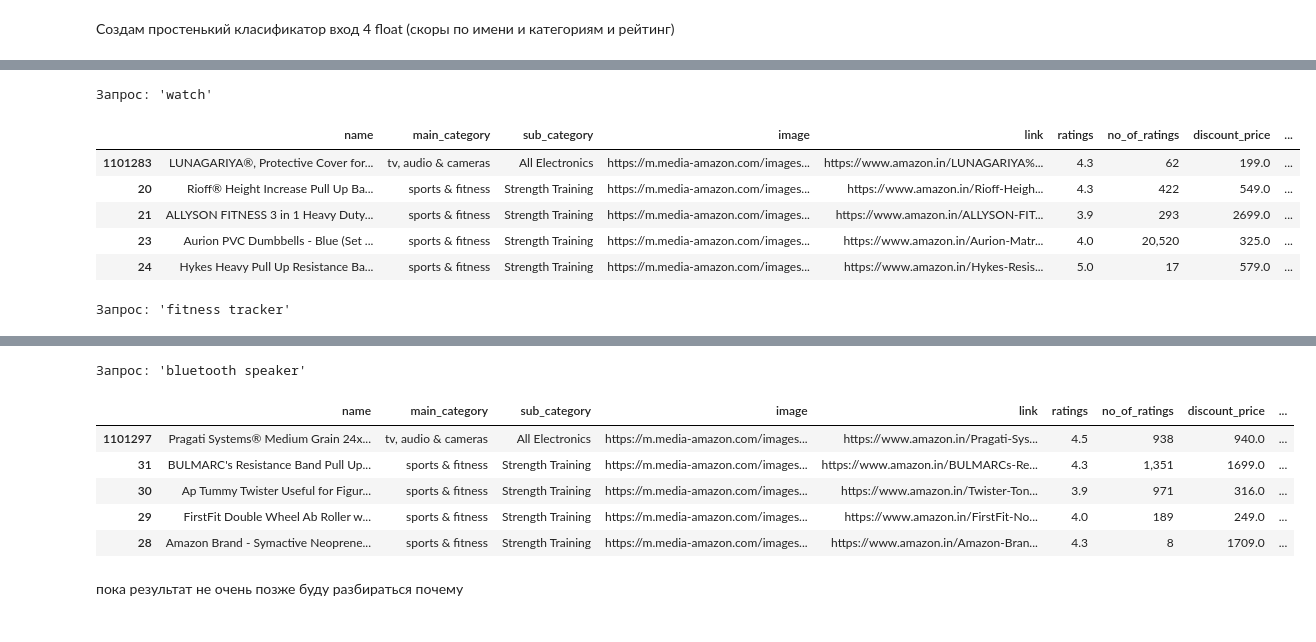
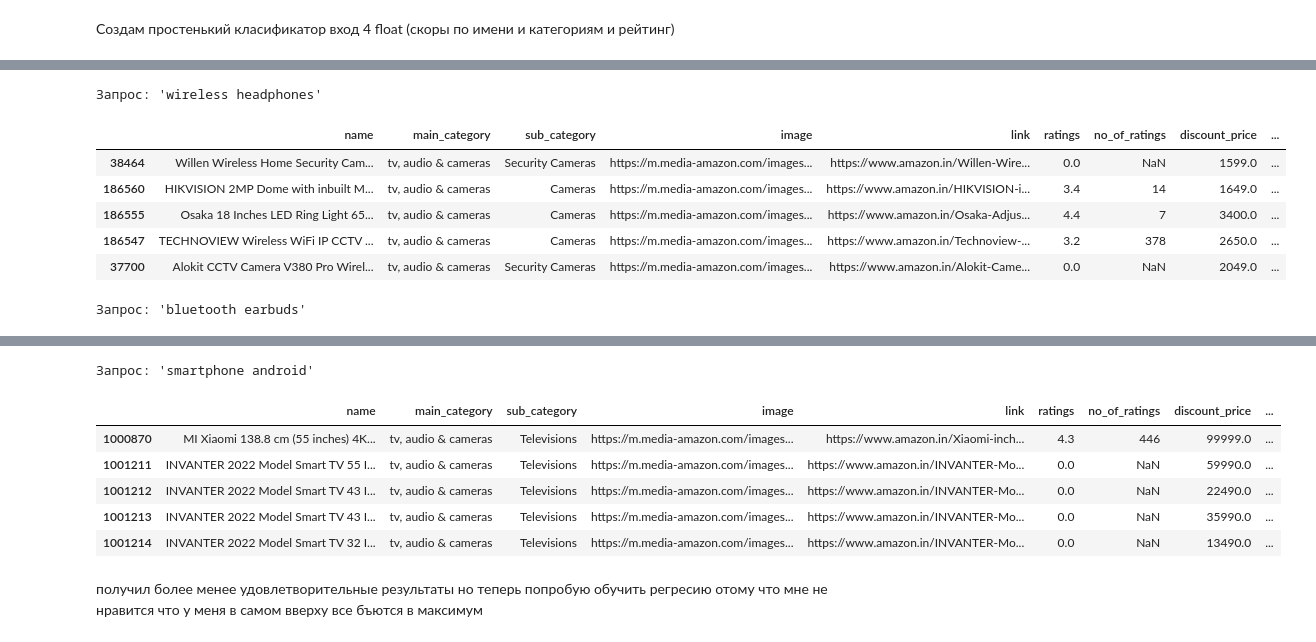
Before and after one commit to ler1223/retrieval_learn_project, a Jupyter notebook: retrival.ipynb, the cells around one changed output, grey strips where cells are left out. Cells and saved outputs as stored; diff of their text form; code cells hidden in the pictures.

```diff
--- a/retrival.ipynb
+++ b/retrival.ipynb
@@ -217,13 +212,16 @@ for query in queries:
 # %% [markdown]
 Сделаю синтетические данные для предобучения модели
 # %%
-def assign_relevance(row, query):
-    score = 0
-    tokenized_query = preprocess_text(query)
+query = "smart watch"
 
-    text_score = 0.6 * bm25_name.get_scores(tokenized_query) + 0.3 * bm25_main_category.get_scores(tokenized_query) + 0.3 * bm25_sub_category.get_scores(tokenized_query)
+def assign_relevance(row, score_name, score_main_cat, score_sub_cat):
+    text_score = (
+        0.4 * score_name[row.name] +
+        0.3 * score_main_cat[row.name] +
+        0.3 * score_sub_cat[row.name]
+    )
 
-    quality_score = 0.4 * (row['ratings'] / 5.0)
+    quality_score = 0.1 * (row['ratings'] / 5.0)
 
     total_score = text_score + quality_score
 
@@ -233,3 +231,11 @@ def assign_relevance(row, query):
         return 1  # Частично релевантен
     else:
         return 0  # Не релевантен
+
+tokenized_query = preprocess_text(query)
+score_name = bm25_name.get_scores(tokenized_query)
+score_main_cat = bm25_main_category.get_scores(tokenized_query)
+score_sub_cat = bm25_sub_category.get_scores(tokenized_query)
+df['relevance'] = df.apply(lambda row: assign_relevance(row, score_name, score_main_cat, score_sub_cat), axis=1)
+
+df.sort_values('relevance', ascending=False).head()
@@ -336,8 +313,8 @@ from sklearn.metrics import classification_report, confusion_matrix
 import matplotlib.pyplot as plt
 # %%
 def assign_relevance_batch(scores_name, scores_main_cat, scores_sub_cat, ratings):
-    text_scores = 0.6 * scores_name + 0.3 * scores_main_cat + 0.3 * scores_sub_cat
-    quality_scores = 0.4 * (ratings / 5.0)
+    text_scores = 0.4 * scores_name + 0.3 * scores_main_cat + 0.2 * scores_sub_cat
+    quality_scores = 0.1 * (ratings / 100.0)
     total_scores = text_scores + quality_scores
 
     conditions = [
@@ -486,5 +513,5 @@ history
 # %%
-def predict_relevance(model, query):
+def predict_relevance(model, query, mode="cpu", n_best=1000):
     tokenized_query = preprocess_text(query)
 
     scores_name = bm25_name.get_scores(tokenized_query)
@@ -493,15 +520,19 @@ def predict_relevance(model, query):
     ratings = df['ratings'].values
 
     features = np.column_stack([scores_name, scores_main_cat, scores_sub_cat, ratings])
+    labels = assign_relevance_batch(scores_name, scores_main_cat, scores_sub_cat, ratings)
+    top_indices = np.argsort(labels)[::-1][:n_best]
+    features_top1000 = features[top_indices]
+    result_df = df.iloc[top_indices].copy()
 
     model.eval()
     with torch.no_grad():
-        features_tensor = torch.FloatTensor(features)
-        outputs = model(features_tensor)
+        features_tensor = torch.FloatTensor(features_top1000).to(mode)
+        outputs = model(features_tensor).cpu()
         probabilities = torch.softmax(outputs, dim=1)
         _, predictions = torch.max(outputs, 1)
 
-    result_df = df.copy()
+    # result_df = df.copy()
     result_df['predicted_class'] = predictions.numpy()
     result_df['predicted_prob_class_0'] = probabilities.numpy()[:, 0]
     result_df['predicted_prob_class_1'] = probabilities.numpy()[:, 1]
@@ -515,14 +544,18 @@ queries = ["watch", "fitness tracker", "bluetooth speaker"]
+# %%
+queries = ["wireless headphones", "bluetooth earbuds", "smartphone android"]
 # %%
 for query in queries:
+    tokenized_query = preprocess_text(query)
+
     print(f"\nЗапрос: '{query}'")
-    display(predict_relevance(model, query).head())
+    display(predict_relevance(model, query, "cuda").head())
 # %% [output]
-Запрос: 'watch'
+Запрос: 'wireless headphones'
 |  | name | main_category | sub_category | image | link | ratings | no_of_ratings | discount_price | ... |
-| 1101283 | LUNAGARIYA®, Protective Cover for... | tv, audio & cameras | All Electronics | https://m.media-amazon.com/images... | https://www.amazon.in/LUNAGARIYA%... | 4.3 | 62 | 199.0 | ... |
-| 20 | Rioff® Height Increase Pull Up Ba... | sports & fitness | Strength Training | https://m.media-amazon.com/images... | https://www.amazon.in/Rioff-Heigh... | 4.3 | 422 | 549.0 | ... |
-| 21 | ALLYSON FITNESS 3 in 1 Heavy Duty... | sports & fitness | Strength Training | https://m.media-amazon.com/images... | https://www.amazon.in/ALLYSON-FIT... | 3.9 | 293 | 2699.0 | ... |
-| 23 | Aurion PVC Dumbbells - Blue (Set ... | sports & fitness | Strength Training | https://m.media-amazon.com/images... | https://www.amazon.in/Aurion-Matr... | 4.0 | 20,520 | 325.0 | ... |
-| 24 | Hykes Heavy Pull Up Resistance Ba... | sports & fitness | Strength Training | https://m.media-amazon.com/images... | https://www.amazon.in/Hykes-Resis... | 5.0 | 17 | 579.0 | ... |
+| 38464 | Willen Wireless Home Security Cam... | tv, audio & cameras | Security Cameras | https://m.media-amazon.com/images... | https://www.amazon.in/Willen-Wire... | 0.0 | NaN | 1599.0 | ... |
+| 186560 | HIKVISION 2MP Dome with inbuilt M... | tv, audio & cameras | Cameras | https://m.media-amazon.com/images... | https://www.amazon.in/HIKVISION-i... | 3.4 | 14 | 1649.0 | ... |
+| 186555 | Osaka 18 Inches LED Ring Light 65... | tv, audio & cameras | Cameras | https://m.media-amazon.com/images... | https://www.amazon.in/Osaka-Adjus... | 4.4 | 7 | 3400.0 | ... |
+| 186547 | TECHNOVIEW Wireless WiFi IP CCTV ... | tv, audio & cameras | Cameras | https://m.media-amazon.com/images... | https://www.amazon.in/Technoview-... | 3.2 | 378 | 2650.0 | ... |
+| 37700 | Alokit CCTV Camera V380 Pro Wirel... | tv, audio & cameras | Security Cameras | https://m.media-amazon.com/images... | https://www.amazon.in/Alokit-Came... | 0.0 | NaN | 2049.0 | ... |
-Запрос: 'fitness tracker'
+Запрос: 'bluetooth earbuds'
 |  | name | main_category | sub_category | image | link | ratings | no_of_ratings | discount_price | ... |
@@ -534,9 +567,9 @@ for query in queries:
-Запрос: 'bluetooth speaker'
+Запрос: 'smartphone android'
 |  | name | main_category | sub_category | image | link | ratings | no_of_ratings | discount_price | ... |
-| 1101297 | Pragati Systems® Medium Grain 24x... | tv, audio & cameras | All Electronics | https://m.media-amazon.com/images... | https://www.amazon.in/Pragati-Sys... | 4.5 | 938 | 940.0 | ... |
-| 31 | BULMARC's Resistance Band Pull Up... | sports & fitness | Strength Training | https://m.media-amazon.com/images... | https://www.amazon.in/BULMARCs-Re... | 4.3 | 1,351 | 1699.0 | ... |
-| 30 | Ap Tummy Twister Useful for Figur... | sports & fitness | Strength Training | https://m.media-amazon.com/images... | https://www.amazon.in/Twister-Ton... | 3.9 | 971 | 316.0 | ... |
-| 29 | FirstFit Double Wheel Ab Roller w... | sports & fitness | Strength Training | https://m.media-amazon.com/images... | https://www.amazon.in/FirstFit-No... | 4.0 | 189 | 249.0 | ... |
-| 28 | Amazon Brand - Symactive Neoprene... | sports & fitness | Strength Training | https://m.media-amazon.com/images... | https://www.amazon.in/Amazon-Bran... | 4.3 | 8 | 1709.0 | ... |
+| 1000870 | MI Xiaomi 138.8 cm (55 inches) 4K... | tv, audio & cameras | Televisions | https://m.media-amazon.com/images... | https://www.amazon.in/Xiaomi-inch... | 4.3 | 446 | 99999.0 | ... |
+| 1001211 | INVANTER 2022 Model Smart TV 55 I... | tv, audio & cameras | Televisions | https://m.media-amazon.com/images... | https://www.amazon.in/INVANTER-Mo... | 0.0 | NaN | 59990.0 | ... |
+| 1001212 | INVANTER 2022 Model Smart TV 43 I... | tv, audio & cameras | Televisions | https://m.media-amazon.com/images... | https://www.amazon.in/INVANTER-Mo... | 0.0 | NaN | 22490.0 | ... |
+| 1001213 | INVANTER 2022 Model Smart TV 43 I... | tv, audio & cameras | Televisions | https://m.media-amazon.com/images... | https://www.amazon.in/INVANTER-Mo... | 0.0 | NaN | 35990.0 | ... |
+| 1001214 | INVANTER 2022 Model Smart TV 32 I... | tv, audio & cameras | Televisions | https://m.media-amazon.com/images... | https://www.amazon.in/INVANTER-Mo... | 0.0 | NaN | 13490.0 | ... |
-# %% [markdown]
-пока результат не очень позже буду разбираться почему
+# %% [markdown]
+получил более менее удовлетворительные результаты но теперь попробую обучить регресию отому что мне не нравится что у меня в самом вверху все бъются в максимум
```
Also changed, not shown: parts of 23 cells of this notebook.
